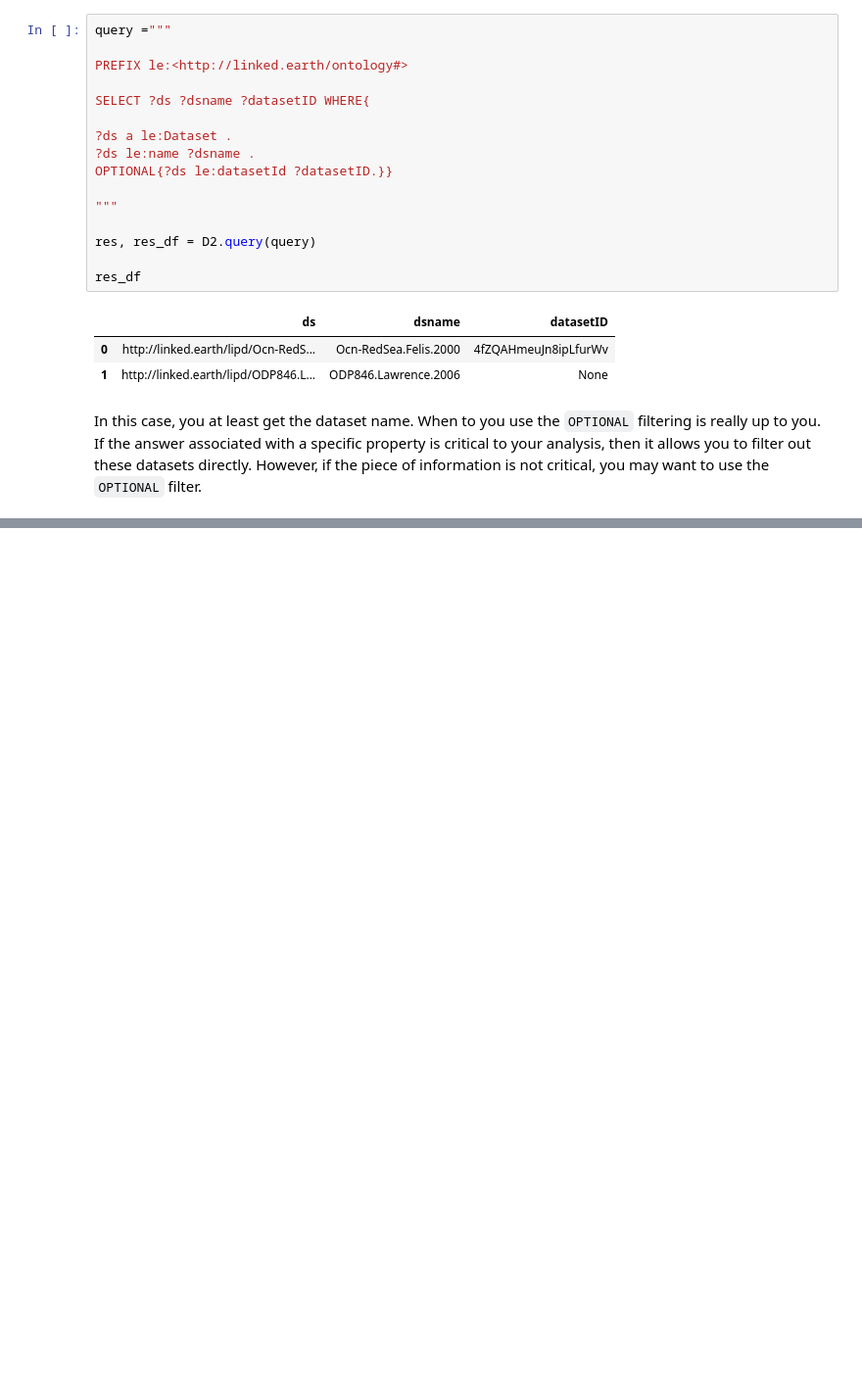
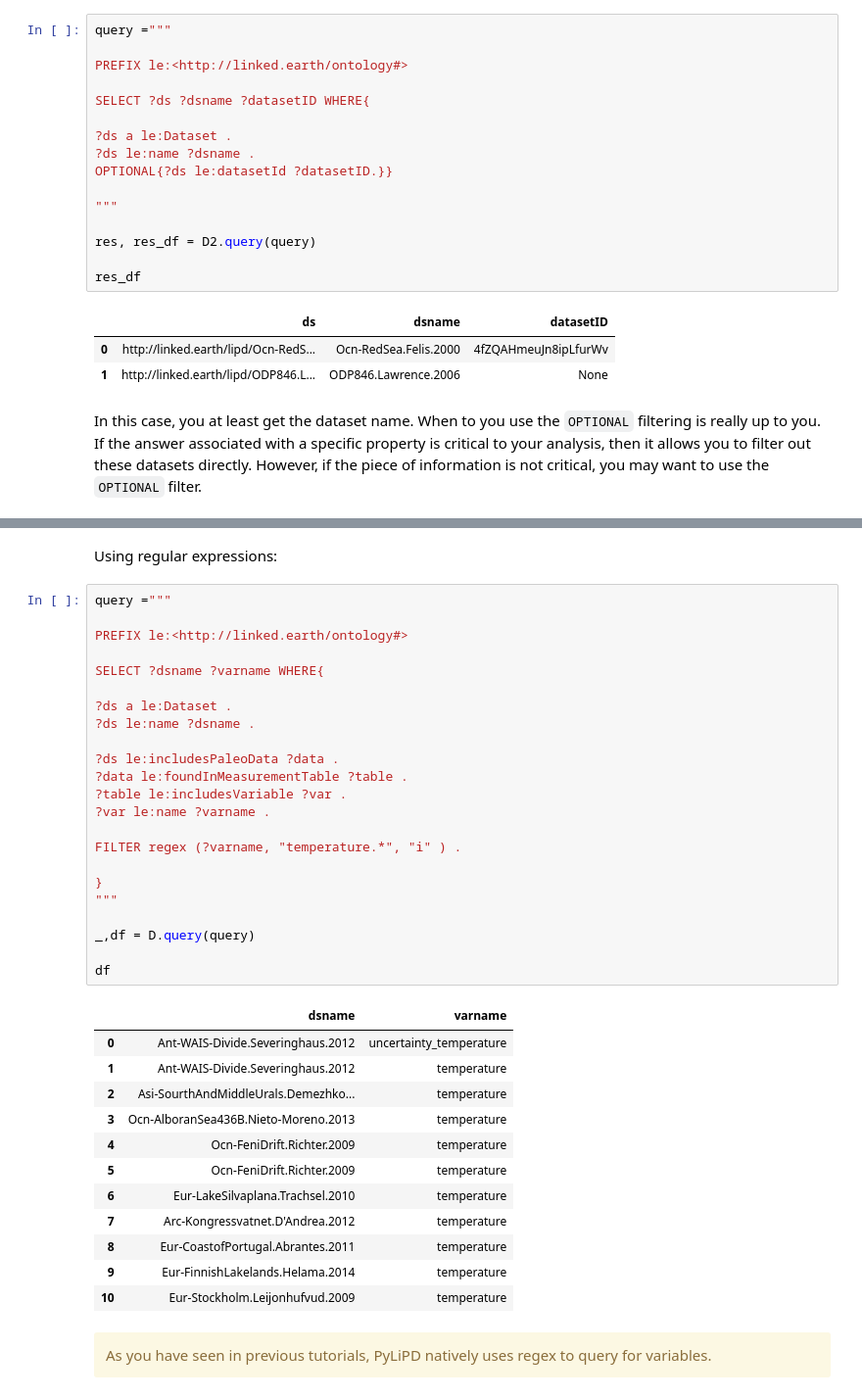
Before and after one commit to LinkedEarth/pylipdTutorials, a Jupyter notebook: notebooks/L2_custom_queries.ipynb, the cells around one changed output, grey strips where cells are left out. Shown at 98% size. Drawn from its saved outputs; the diff is of its cells as text; blank space fills up the shorter version.

```diff
--- a/notebooks/L2_custom_queries.ipynb
+++ b/notebooks/L2_custom_queries.ipynb
@@ -218,0 +499,42 @@ In this case, you at least get the dataset name. When to you use the `OPTIONAL`
+# %% [markdown]
+Using regular expressions:
+# %%
+query ="""
+
+PREFIX le:<http://linked.earth/ontology#>
+
+SELECT ?dsname ?varname WHERE{
+
+?ds a le:Dataset .
+?ds le:name ?dsname .
+
+?ds le:includesPaleoData ?data .
+?data le:foundInMeasurementTable ?table .
+?table le:includesVariable ?var .
+?var le:name ?varname .
+
+FILTER regex (?varname, "temperature.*", "i" ) .
+
+}
+"""
+
+_,df = D.query(query)
+
+df
+# %% [output]
+|  | dsname | varname |
+| 0 | Ant-WAIS-Divide.Severinghaus.2012 | uncertainty_temperature |
+| 1 | Ant-WAIS-Divide.Severinghaus.2012 | temperature |
+| 2 | Asi-SourthAndMiddleUrals.Demezhko... | temperature |
+| 3 | Ocn-AlboranSea436B.Nieto-Moreno.2013 | temperature |
+| 4 | Ocn-FeniDrift.Richter.2009 | temperature |
+| 5 | Ocn-FeniDrift.Richter.2009 | temperature |
+| 6 | Eur-LakeSilvaplana.Trachsel.2010 | temperature |
+| 7 | Arc-Kongressvatnet.D'Andrea.2012 | temperature |
+| 8 | Eur-CoastofPortugal.Abrantes.2011 | temperature |
+| 9 | Eur-FinnishLakelands.Helama.2014 | temperature |
+| 10 | Eur-Stockholm.Leijonhufvud.2009 | temperature |
+# %% [markdown]
+<div class="alert alert-warning">
+As you have seen in previous tutorials, PyLiPD natively uses regex to query for variables.
+</div>
```
Also changed, not shown: parts of 29 cells of this notebook, 3 other files.
